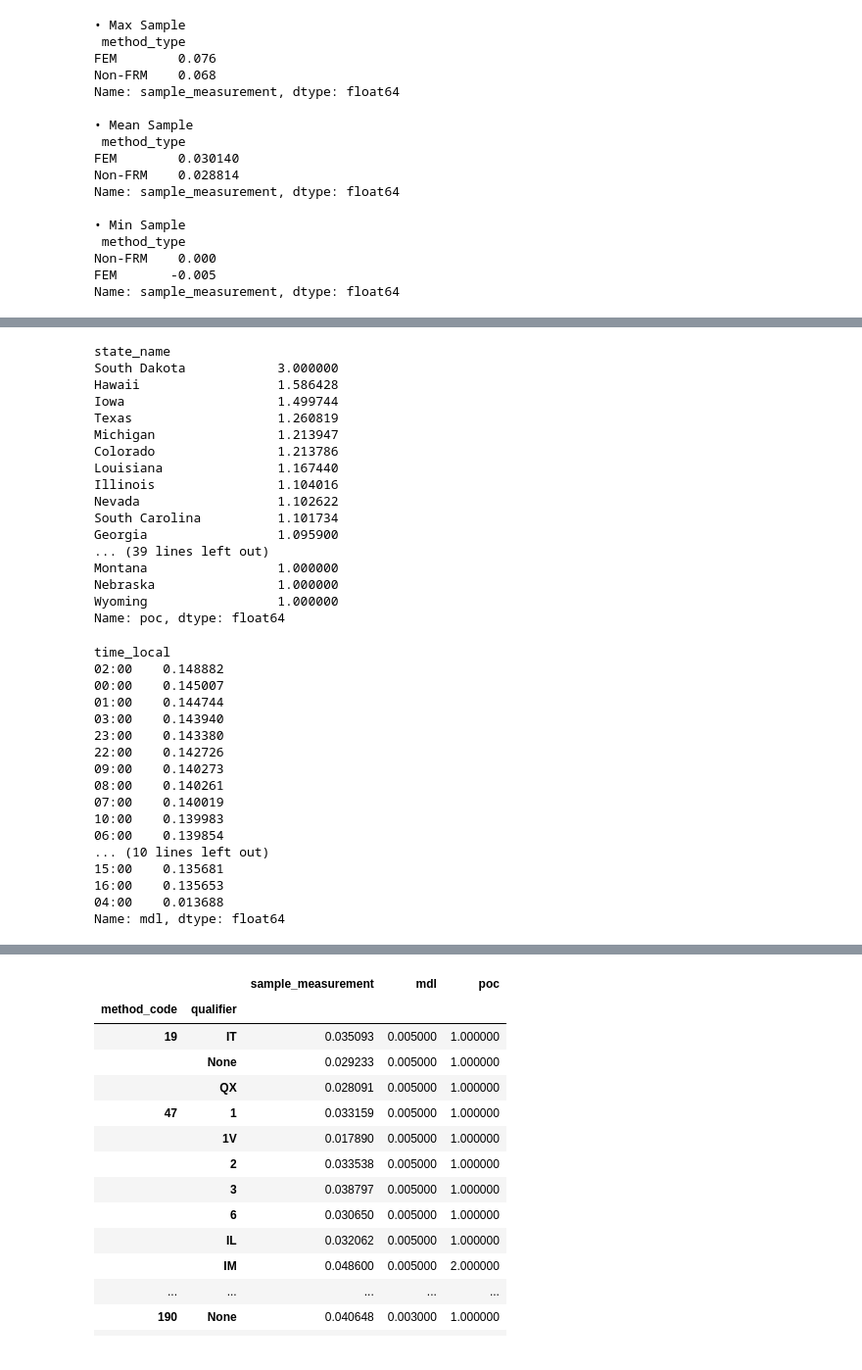
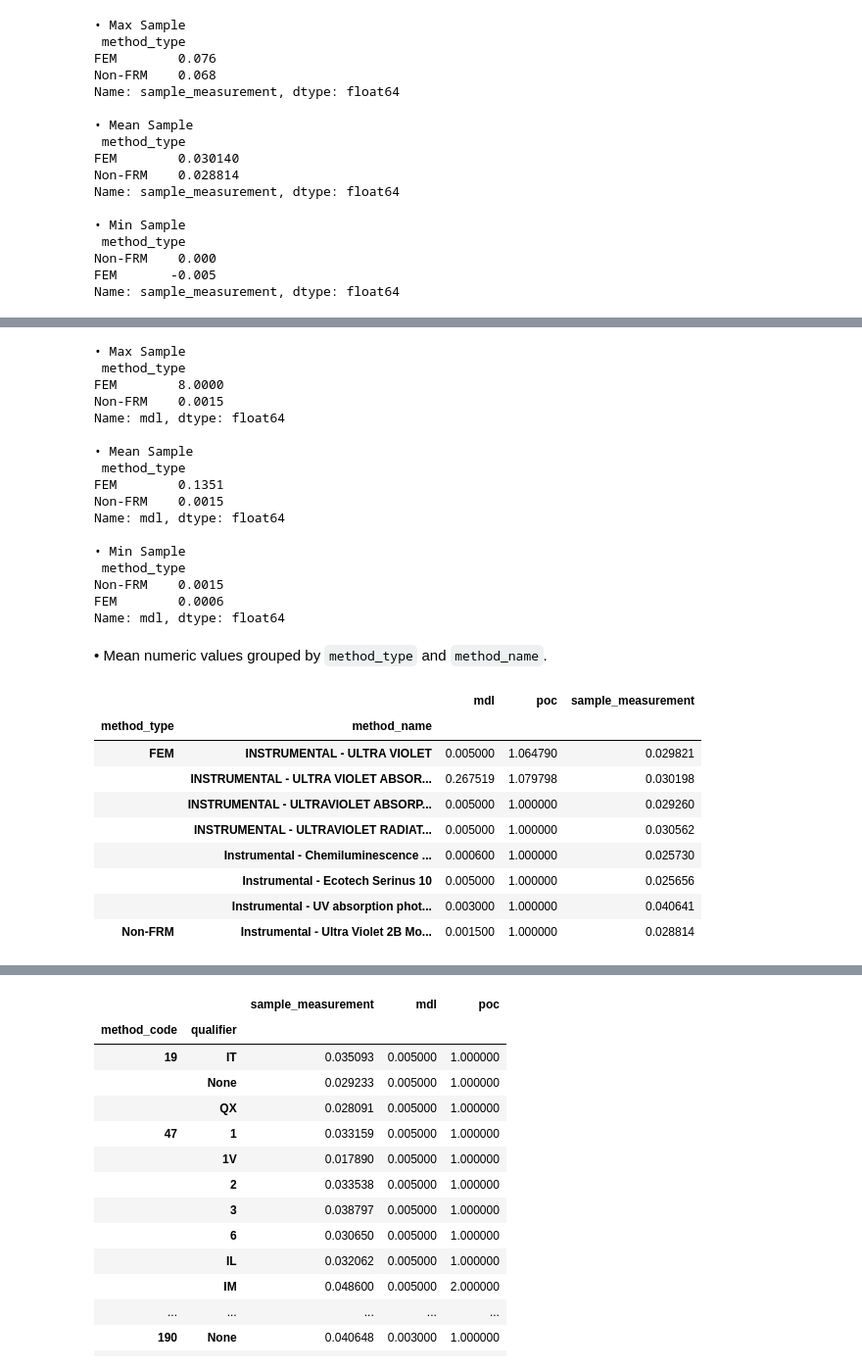
Before and after one commit to shahriar-rahman/Ozone-Air-Quality, a Jupyter notebook: notebooks/analysis/2_aggregating_statistics.ipynb, the cells around one changed output, grey strips where cells are left out. Shown at 98% size. Saved outputs shown, nothing was run; the diff lists cells and outputs as text; code cells hidden in the pictures.

```diff
--- a/notebooks/analysis/2_aggregating_statistics.ipynb
+++ b/notebooks/analysis/2_aggregating_statistics.ipynb
@@ -675,40 +924,37 @@ Name: poc, dtype: float64
 # %%
-df.groupby('state_name')['poc'].mean().sort_values(ascending=False)
+print('• Max Sample\n',df.groupby('method_type')['mdl'].max().sort_values(ascending=False))
+print('\n• Mean Sample\n',df.groupby('method_type')['mdl'].mean().sort_values(ascending=False))
+print('\n• Min Sample\n',df.groupby('method_type')['mdl'].min().sort_values(ascending=False))
 # %% [output]
-state_name
-South Dakota            3.000000
-Hawaii                  1.586428
-Iowa                    1.499744
-Texas                   1.260819
-Michigan                1.213947
-Colorado                1.213786
-Louisiana               1.167440
-Illinois                1.104016
-Nevada                  1.102622
-South Carolina          1.101734
-Georgia                 1.095900
-... (39 lines left out)
-Montana                 1.000000
-Nebraska                1.000000
-Wyoming                 1.000000
-Name: poc, dtype: float64
+• Max Sample
+ method_type
+FEM        8.0000
+Non-FRM    0.0015
+Name: mdl, dtype: float64
+
+• Mean Sample
+ method_type
+FEM        0.1351
+Non-FRM    0.0015
+Name: mdl, dtype: float64
+
+• Min Sample
+ method_type
+Non-FRM    0.0015
+FEM        0.0006
+Name: mdl, dtype: float64
+# %% [markdown]
+• Mean numeric values grouped by `method_type` and `method_name`.
 # %%
-df.groupby('time_local')['mdl'].mean().sort_values(ascending=False)
+df.groupby(['method_type', 'method_name'])[['mdl', 'poc', 'sample_measurement']].mean()
 # %% [output]
-time_local
-02:00    0.148882
-00:00    0.145007
-01:00    0.144744
-03:00    0.143940
-23:00    0.143380
-22:00    0.142726
-09:00    0.140273
-08:00    0.140261
-07:00    0.140019
-10:00    0.139983
-06:00    0.139854
-... (10 lines left out)
-15:00    0.135681
-16:00    0.135653
-04:00    0.013688
-Name: mdl, dtype: float64
+|  |  | mdl | poc | sample_measurement |
+| method_type | method_name |  |  |  |
+| FEM | INSTRUMENTAL - ULTRA VIOLET | 0.005000 | 1.064790 | 0.029821 |
+|  | INSTRUMENTAL - ULTRA VIOLET ABSOR... | 0.267519 | 1.079798 | 0.030198 |
+|  | INSTRUMENTAL - ULTRAVIOLET ABSORP... | 0.005000 | 1.000000 | 0.029260 |
+|  | INSTRUMENTAL - ULTRAVIOLET RADIAT... | 0.005000 | 1.000000 | 0.030562 |
+|  | Instrumental - Chemiluminescence ... | 0.000600 | 1.000000 | 0.025730 |
+|  | Instrumental - Ecotech Serinus 10 | 0.005000 | 1.000000 | 0.025656 |
+|  | Instrumental - UV absorption phot... | 0.003000 | 1.000000 | 0.040641 |
+| Non-FRM | Instrumental - Ultra Violet 2B Mo... | 0.001500 | 1.000000 | 0.028814 |
```
Also changed, not shown: parts of 33 cells of this notebook, 1 other file.
